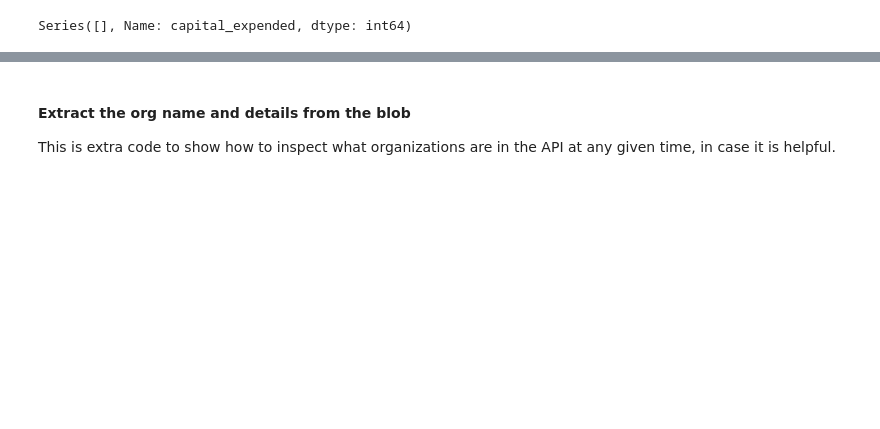
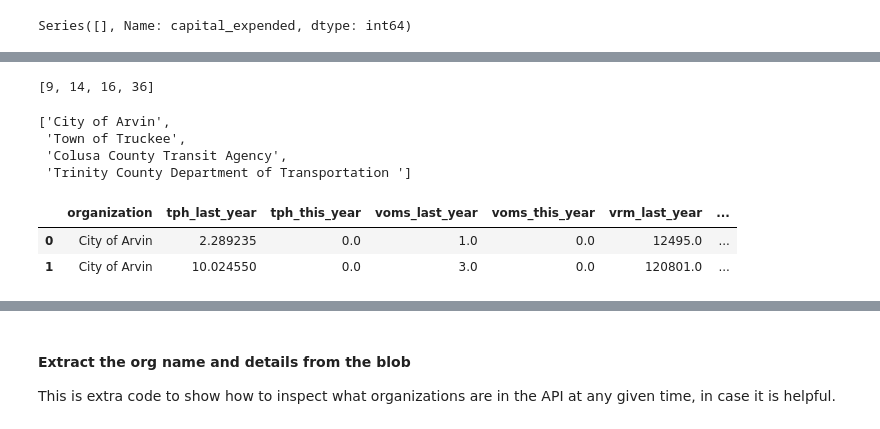
Before and after one commit to cal-itp/ntd-modernization, a Jupyter notebook: validation_tool/notebooks/ETL_inspect_API_data.ipynb, the cells around one changed output, grey strips where cells are left out. Drawn from its saved outputs; the diff is of its cells as text; code cells hidden in the pictures; blank space fills up the shorter version.

```diff
--- a/validation_tool/notebooks/ETL_inspect_API_data.ipynb
+++ b/validation_tool/notebooks/ETL_inspect_API_data.ipynb
@@ -572,0 +440,59 @@ warehouse oprev: 7139190.0
+# %%
+display(error_list, error_orgs)
+# %% [output]
+[9, 14, 16, 36]
+['City of Arvin',
+ 'Town of Truckee',
+ 'Colusa County Transit Agency',
+ 'Trinity County Department of Transportation ']
+# %%
+# check the error orgs to see which specific check is failing in the validation report.
+# or see which checks are still being produced
+
+arvin_check_test = (
+    tbls.mart_ntd_validation.fct_ntd_rr20_service_checks()
+    >> filter(_.organization == org_list[9],
+              #_.name_of_check == "RR20F-143: Vehicle Revenue Miles (VRM) change from zero",
+              #_.name_of_check == "RR20F-139: Fare Revenue Per Trip change",
+              #_.name_of_check == "RR20F-154: Trips per Hour change",
+              #_.name_of_check == "RR20F-179: Missing Service Data check",
+              #_.name_of_check == "RR20F-139: Vehicle Revenue Miles (VRM) % change",
+              #_.name_of_check == "RR20F-139: Revenue Speed change",
+              #_.name_of_check == "RR20F-005: Cost per Hour change",
+              #_.name_of_check == "RR20F-171: Vehicles of Maximum Service (VOMS) change",
+              _.name_of_check == "RR20F-146: Miles per Vehicle change",
+             )
+
+    >> collect()
+)
+
+arvin_int_check = (
+    tbls.staging.int_ntd_rr20_service_3ratios_wide()
+    >> filter(_.organization == org_list[9])
+    >> collect()
+)
+
+keep_cols=['organization',
+    'tph_last_year',
+           'tph_this_year',
+           'voms_last_year',
+           'voms_this_year',
+           'vrm_last_year',
+           'vrm_this_year',
+]
+
+display(
+    #arvin_check_test,
+# failed at:
+# RR20F-154: Trips per Hour change
+# RR20F-171: Vehicles of Maximum Service (VOMS) change
+
+# need to check the `int_ntd_rr20_service_3ratios_wide` for to see what values they have
+
+
+arvin_int_check[keep_cols]
+       )
+# %% [output]
+|  | organization | tph_last_year | tph_this_year | voms_last_year | voms_this_year | vrm_last_year | ... |
+| 0 | City of Arvin | 2.289235 | 0.0 | 1.0 | 0.0 | 12495.0 | ... |
+| 1 | City of Arvin | 10.024550 | 0.0 | 3.0 | 0.0 | 120801.0 | ... |
```
Also changed, not shown: parts of 36 cells of this notebook.
